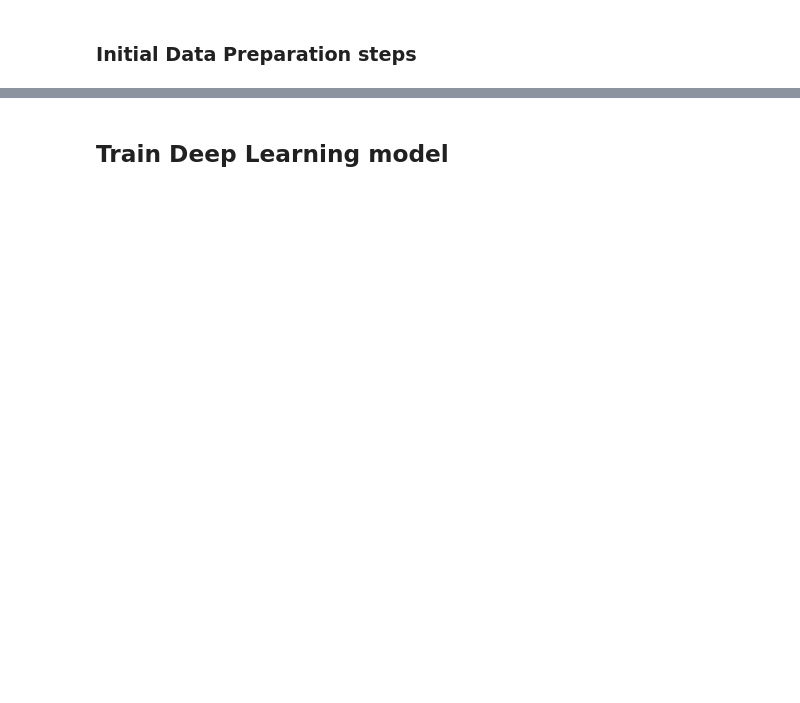
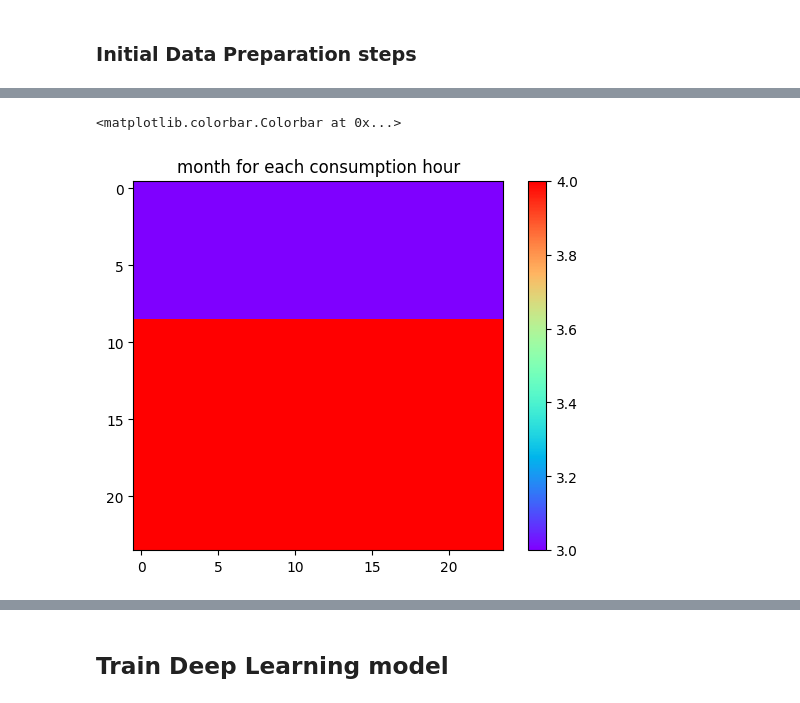
Before and after one commit to FranUrsus/TimeSeriesImaging, a Jupyter notebook: scripts/main.ipynb, the cells around one changed output, grey strips where cells are left out. Saved outputs shown, nothing was run; the diff lists cells and outputs as text; code cells hidden in the pictures; blank space fills up the shorter version.

```diff
--- a/scripts/main.ipynb
+++ b/scripts/main.ipynb
@@ -475,0 +743,13 @@ image_processing.save_three_channels_images(input_nn_diff_train[0:9],input_nn_su
+# %%
+month_first_row = month_for_consumption_days_train.iloc[666].to_numpy()
+month_img = month_first_row
+for i in range (0,23):
+    month_img = np.column_stack((month_img,month_first_row))
+
+
+plt.imshow(month_img,cmap = 'rainbow')
+plt.title("month for each consumption hour")
+plt.colorbar()
+# %% [output]
+<matplotlib.colorbar.Colorbar at 0x...>
+[figure, added]
```
Also changed, not shown: parts of 264 cells of this notebook, 5 other files.
